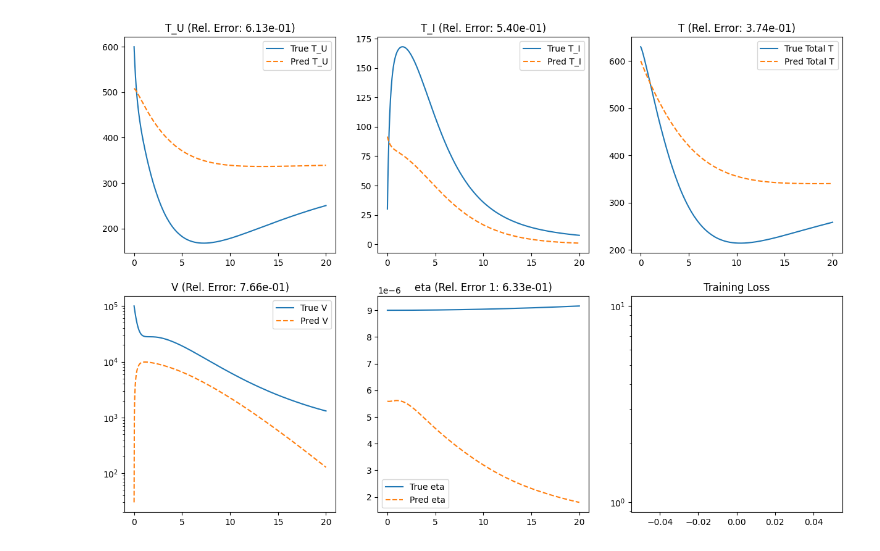
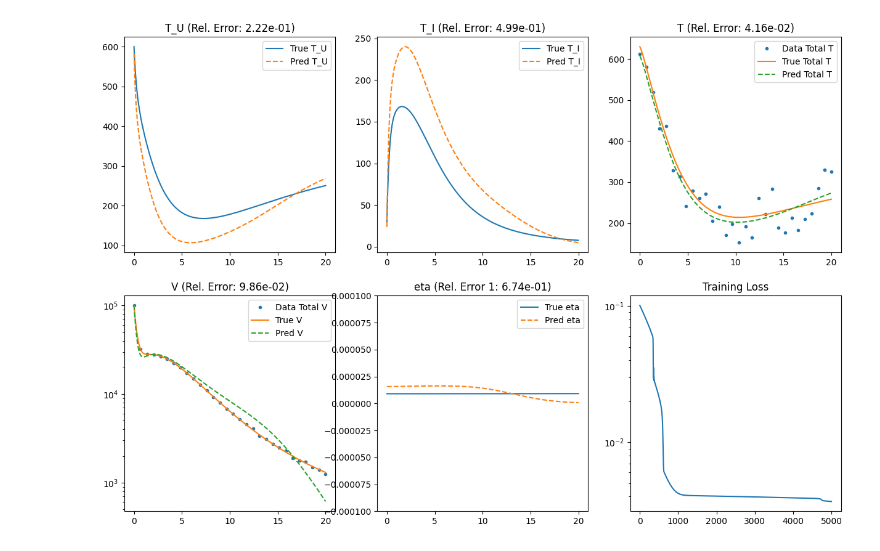
Before and after one commit to GIPYO-HONG/Time-Varying-Parameter-Estimation-with-NeuarlODE, a Jupyter notebook: src/HIV/evaluation.ipynb, the cells around one changed output. Saved outputs shown, nothing was run; the diff lists cells and outputs as text; code cells hidden in the pictures.

```diff
--- a/src/HIV/evaluation.ipynb
+++ b/src/HIV/evaluation.ipynb
@@ -10,7 +10,7 @@ from exp import exp as ex
 # %%
 model = ex.model
 EX = ex.EX
-steps = 64000
+steps = ex.steps
 
 eta = ex.eta
 y0 = ex.y0
@@ -22,16 +22,16 @@ ts_eval = ex.ts_eval
 exp_name = ex.exp_name
 path = f"results/{exp_name}"
 param_path = f"{path}/model_parameter/model_step_{steps:05d}.eqx"
-# loss_list = np.load(f"{path}/loss_list.npy")
+loss_list = np.load(f"{path}/loss_list.npy")
 
 EX.model = eqx.tree_deserialise_leaves(
     param_path,
     EX.model
 )
 # %%
-model.Evaluation(EX, y0, ts_eval, [], viz_data=False)
+model.Evaluation(EX, y0, ts_eval, loss_list, viz_data=True)
 # %% [output]
-[figure, old version]
+[figure, new version]
 # %%
 ll, rr, N, dd, c = jnp.abs(EX.model.parameter)
 print(f"parameter - lambda:{ll:.4f}, rho:{rr:.4f}, N:{N:.4f}, delta:{dd:.4f}, c:{c:.4f}")
```
Also changed, not shown: parts of 3 cells of this notebook, 15 other files.
